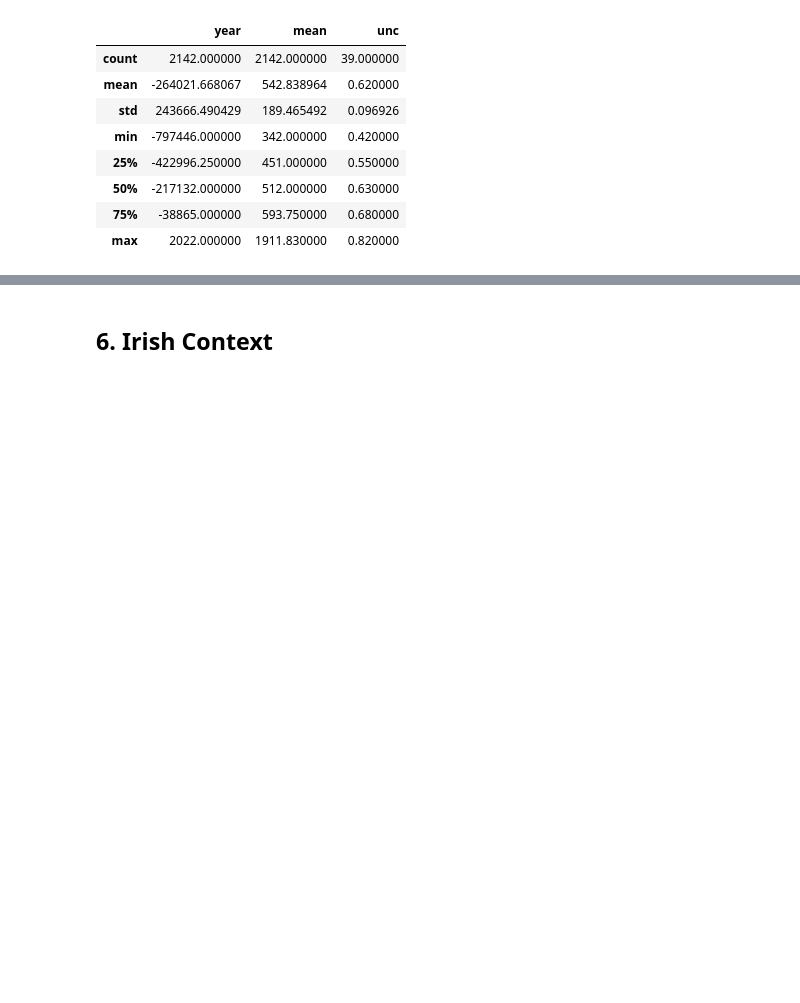
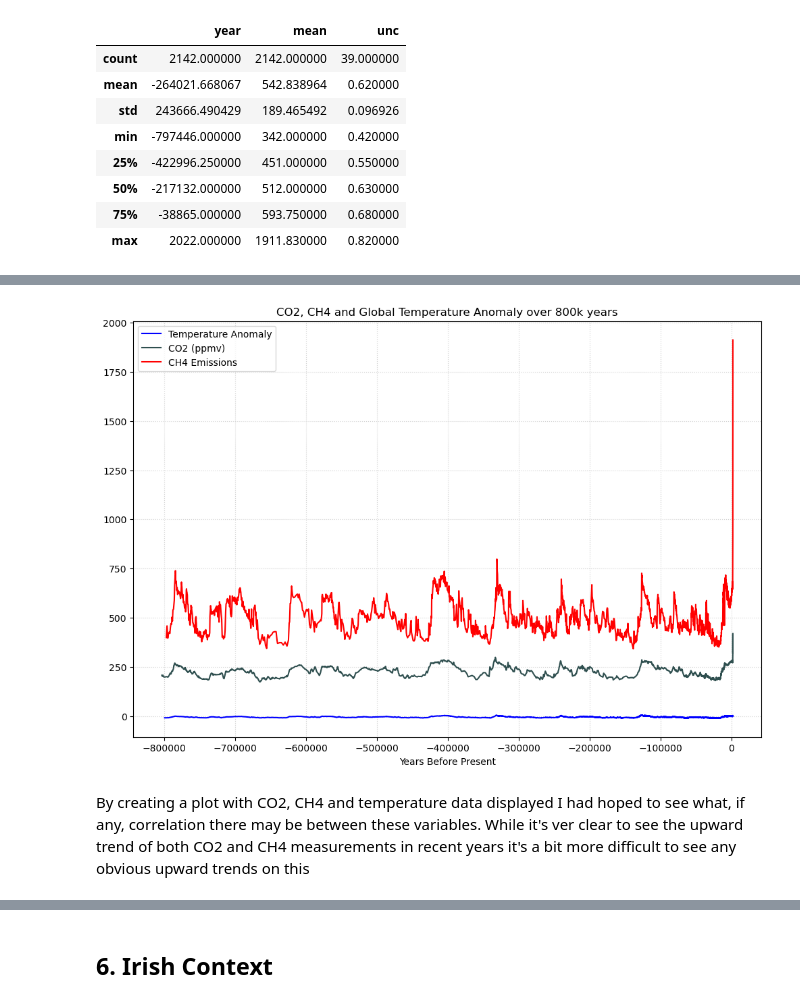
Before and after one commit to lgrealish/PfDA_Project_2, a Jupyter notebook: PfDA_Assignment2.ipynb, the cells around one changed output, grey strips where cells are left out. Saved outputs shown, nothing was run; the diff lists cells and outputs as text; code cells hidden in the pictures; blank space fills up the shorter version.

```diff
--- a/PfDA_Assignment2.ipynb
+++ b/PfDA_Assignment2.ipynb
@@ -418,3 +437,18 @@ plt.show()
+# %%
+# Creata a plot for CO2, CH4 and Temperature data
+plt.figure(figsize=(12,8))
+plt.plot(temp_merged['year'], temp_merged['Temperature'], color = "blue", label = 'Temperature Anomaly')
+plt.plot(co2_merged['year'], co2_merged['CO2 (ppmv)'], color = "darkslategrey", label = 'CO2 (ppmv)')
+plt.plot(ch4_merged['year'],ch4_merged['mean'], color = "red", label = 'CH4 Emissions')
+plt.xlabel('Years Before Present')
+plt.title('CO2, CH4 and Global Temperature Anomaly over 800k years')
+plt.legend()
+plt.grid(True, linestyle=':', color='lightgrey')
+plt.show()
+# %% [output]
+[figure, added]
+# %% [markdown]
+By creating a plot with CO2, CH4 and temperature data displayed I had hoped to see what, if any, correlation there may be between these variables.  While it's ver clear to see the upward trend of both CO2 and CH4 measurements in recent years it's a bit more difficult to see any obvious upward trends on this
 # %%
 temp_after2000=temp_merged[temp_merged["year"] > 2000]
 co2_after2000=co2_merged[co2_merged["year"] > 2000]
```
Also changed, not shown: parts of 18 cells of this notebook, 2 other files.
